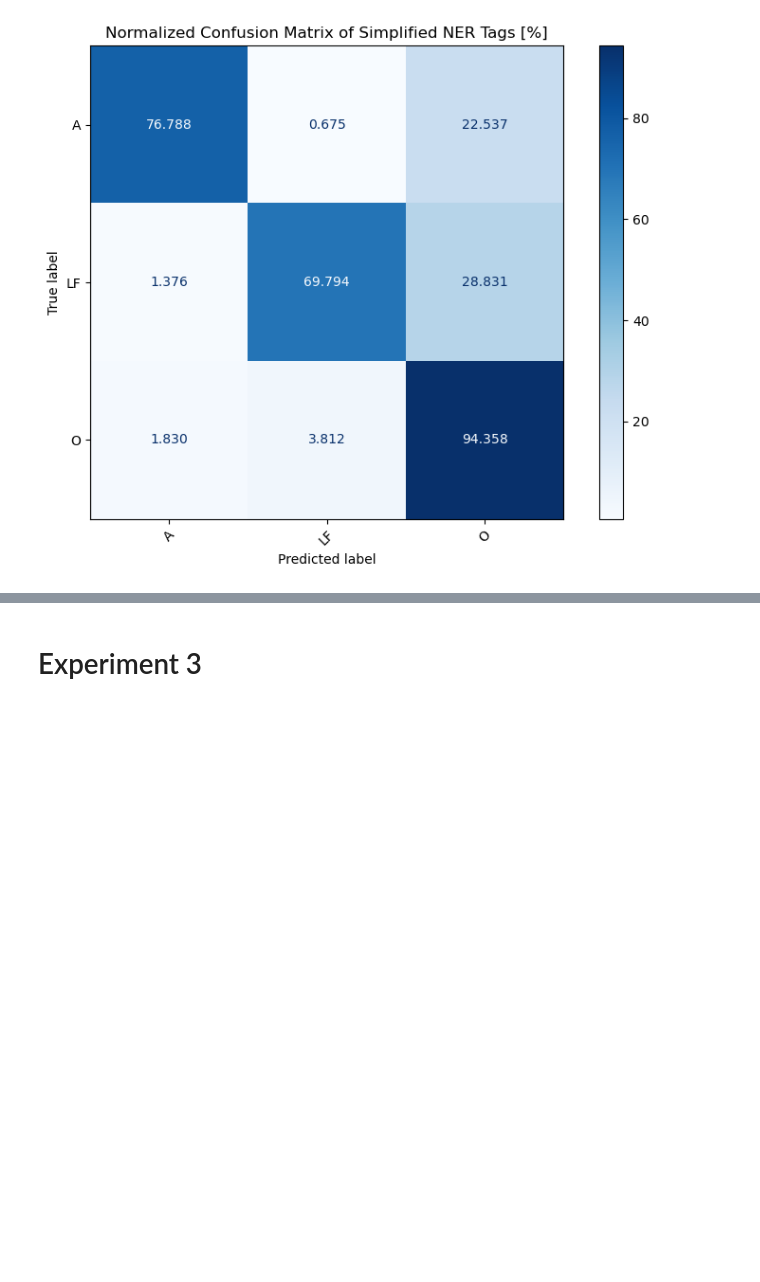
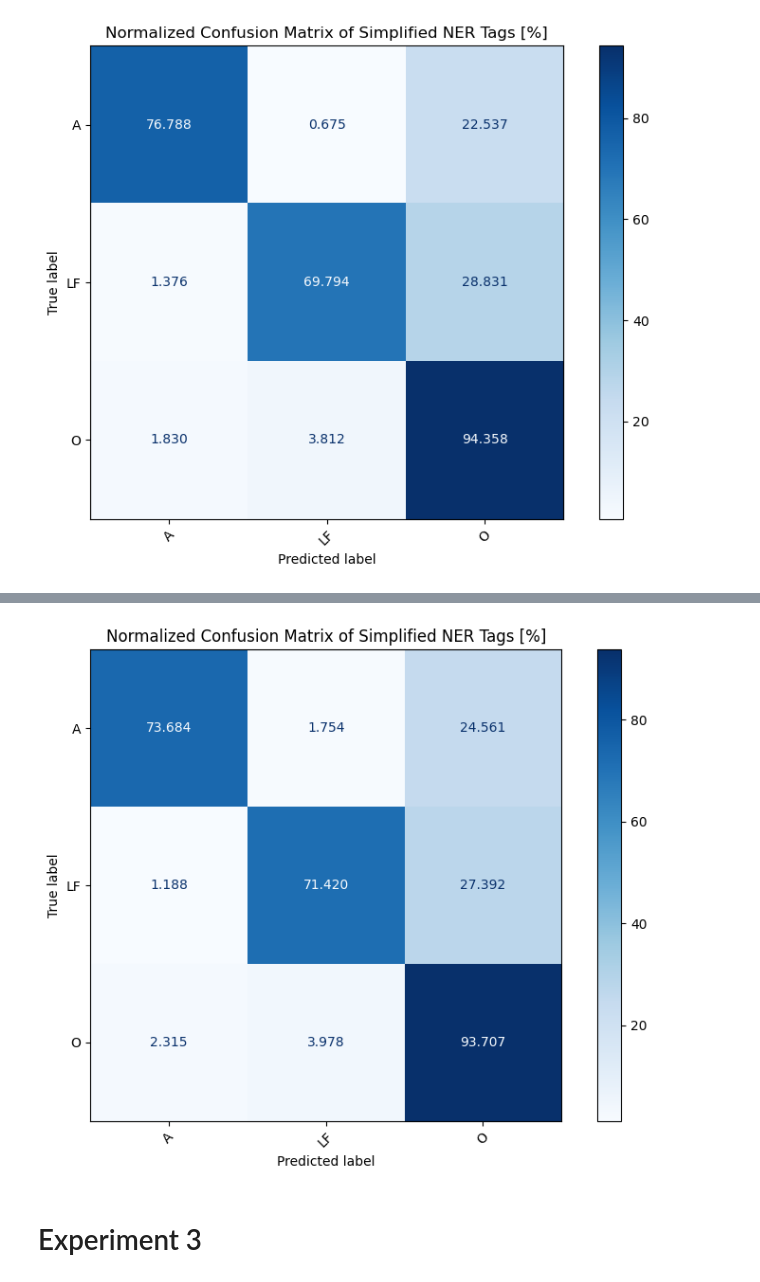
Before and after one commit to Michael-David-Lam/NLP-Final-Project, a Jupyter notebook: main.ipynb, the cells around one changed output, grey strips where cells are left out. Drawn from its saved outputs; the diff is of its cells as text; code cells hidden in the pictures; blank space fills up the shorter version.

```diff
--- a/main.ipynb
+++ b/main.ipynb
@@ -748,0 +1044,4 @@ plt.show()
+# %%
+df_train = pd.DataFrame(dataset["train"])
+df_val = pd.DataFrame(dataset["validation"])
+df_test = pd.DataFrame(dataset["test"])
@@ -748,0 +1063,5 @@ plt.show()
+# %%
+from torchtext.vocab import GloVe
+
+
+glove = GloVe(name='6B', dim=300)
@@ -748,0 +1224,9 @@ plt.show()
+# %%
+from seqeval.metrics import classification_report, f1_score
+
+y_pred = model.predict(X_test)[0]
+true_labels, pred_labels = decode_and_filter(y_test, y_pred, pad_label_id)
+
+
+print("F1 Score:", f1_score(true_labels, pred_labels))
+print(classification_report(true_labels, pred_labels))
@@ -749,3 +1244,37 @@ plt.show()
+# %%
+import matplotlib.pyplot as plt
+from sklearn.metrics import confusion_matrix, ConfusionMatrixDisplay
+from sklearn.preprocessing import LabelEncoder
+
+flat_true = [label for seq in true_labels for label in seq]
+flat_pred = [label for seq in pred_labels for label in seq]
+
+def simplify(tag):
+    if tag == "B-AC":
+        return "A"
+    elif tag in ("B-LF", "I-LF"):
+        return "LF"
+    else:
+        return "O"
+
+flat_true_simplified = [simplify(tag) for tag in flat_true]
+flat_pred_simplified = [simplify(tag) for tag in flat_pred]
+
+le = LabelEncoder()
+le.fit(["A", "LF", "O"])
+y_true_encoded = le.transform(flat_true_simplified)
+y_pred_encoded = le.transform(flat_pred_simplified)
+
+cm = confusion_matrix(y_true_encoded, y_pred_encoded, normalize='true') * 100
+
+fig, ax = plt.subplots(figsize=(8, 6))
+disp = ConfusionMatrixDisplay(confusion_matrix=cm, display_labels=le.classes_)
+disp.plot(cmap="Blues", ax=ax, values_format=".3f", xticks_rotation=45)
+plt.title("Normalized Confusion Matrix of Simplified NER Tags [%]")
+plt.tight_layout()
+plt.show()
+# %% [output]
+[figure, added]
 # %% [markdown]
 # Experiment 3
 # %% [markdown]
```
Also changed, not shown: parts of 38 cells of this notebook, 2 other files.
